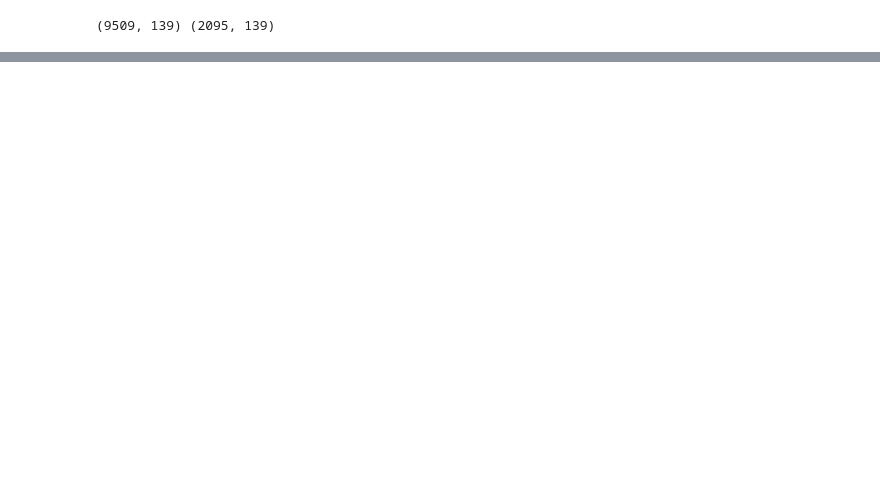
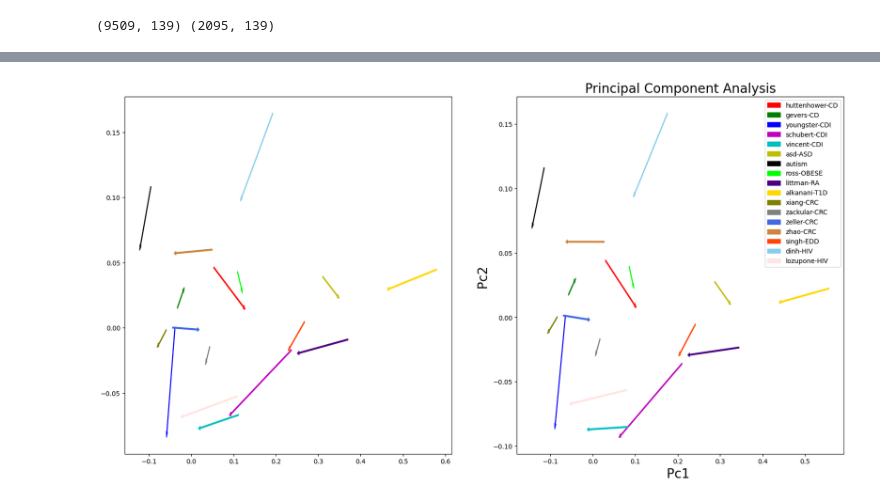
Before and after one commit to talnof1/microbiome_dysbiosis, a Jupyter notebook: american_gut/american_gut_pca.ipynb, the cells around one changed output, grey strips where cells are left out. Cells and saved outputs as stored; diff of their text form; code cells hidden in the pictures; blank space fills up the shorter version.

```diff
--- a/american_gut/american_gut_pca.ipynb
+++ b/american_gut/american_gut_pca.ipynb
@@ -73,0 +112,42 @@ dataAmericans.set_index('taxon_f', inplace=True)
+# %%
+pca = PCA(n_components=2)
+pca.fit()
+components_americans2 = pca.transform(dataAmericans_filtered)
+components_HD2 = pca.transform(dataHD_filtered)
+print("explained variance: ", pca.explained_variance_ratio_)
+pca_americans2 = pd.DataFrame(data= components_americans2, columns= ['Pc1', 'Pc2'])
+pca_HD2 = pd.DataFrame(data= components_HD2, columns= ['Pc1', 'Pc2'])
+# %%
+%matplotlib inline
+
+fig, axes = plt.subplots(nrows=1, ncols=2, figsize=(20,10))
+itr = [pca_HD1, pca_HD2]
+for i, pca_HD in enumerate(itr):
+    plt.xlabel('Pc1 ', fontsize=20)
+    plt.ylabel('Pc2 ', fontsize=20)
+    plt.title("Principal Component Analysis",fontsize=20)
+
+    targets = [["huttenhower", "H"],["huttenhower", "D"], ["gevers", "H"],["gevers", "D"], ["youngster", "H"],["youngster", "D"], ["schubert", "H"],["schubert", "D"],["vincent", "H"],["vincent", "D"],["asd", "H"],["asd", "D"],["autism", "H"],["autism", "D"],["ross", "H"],["ross", "D"],["littman", "H"],["littman", "D"],["alkanani", "H"],["alkanani", "D"],["xiang", "H"],["xiang", "D"],["zackular", "H"],["zackular", "D"],["zeller", "H"],["zeller", "D"],["zhao", "H"],["zhao", "D"],["singh", "H"],["singh", "D"],["dinh", "H"],["dinh", "D"],["lozupone", "H"],["lozupone", "D"]]
+    how_many = []
+    colors = ['r', 'r', 'g', 'g', 'b', 'b','m', 'm', 'c', 'c','y','y','k','k','lime','lime','indigo','indigo','gold','gold','olive','olive','grey','grey','royalblue','royalblue','peru','peru','orangered','orangered','skyblue','skyblue','mistyrose','mistyrose']
+    arrows = []
+    # axes[i].scatter(pca_americans1.loc[:,'Pc1'], pca_americans1.loc[:,'Pc2'],marker='.',s=2, color= 'g')
+    for target, color in zip(targets,colors):
+        indicesToKeep = (dataHD['From'] == target[0]) & (dataHD['DiseaseState'] == target[1])
+        fill = 'none'
+        if target[1] == "D":
+            fill = color
+        x = pca_HD.loc[indicesToKeep.values, 'Pc1'].values.mean()
+        y = pca_HD.loc[indicesToKeep.values, 'Pc2'].values.mean()
+        arrows.append(x)
+        arrows.append(y)
+        # axes[i].scatter(pca_HD.loc[indicesToKeep.values, 'Pc1'] , pca_HD.loc[indicesToKeep.values, 'Pc2'], c=fill, edgecolors=color, s=50)
+    # find centroids and plotting an arrow
+    col = ['r', 'g', 'b', 'm', 'c','y','k','lime','indigo','gold','olive','grey','royalblue','peru','orangered','skyblue','mistyrose']
+    for j in range(0,len(arrows),4):
+        axes[i].arrow(arrows[j], arrows[j+1], arrows[j+2]-arrows[j],arrows[j+3]-arrows[j+1], color=col[j//4])
+    L = ["huttenhower-CD", "gevers-CD", "youngster-CDI", "schubert-CDI","vincent-CDI","asd-ASD","autism","ross-OBESE","littman-RA","alkanani-T1D","xiang-CRC","zackular-CRC","zeller-CRC","zhao-CRC","singh-EDD","dinh-HIV","lozupone-HIV"]
+    plt.legend(L)
+# fig.show()
+# %% [output]
+[figure, added]
```
Also changed, not shown: parts of 24 cells of this notebook, 4 other files.
